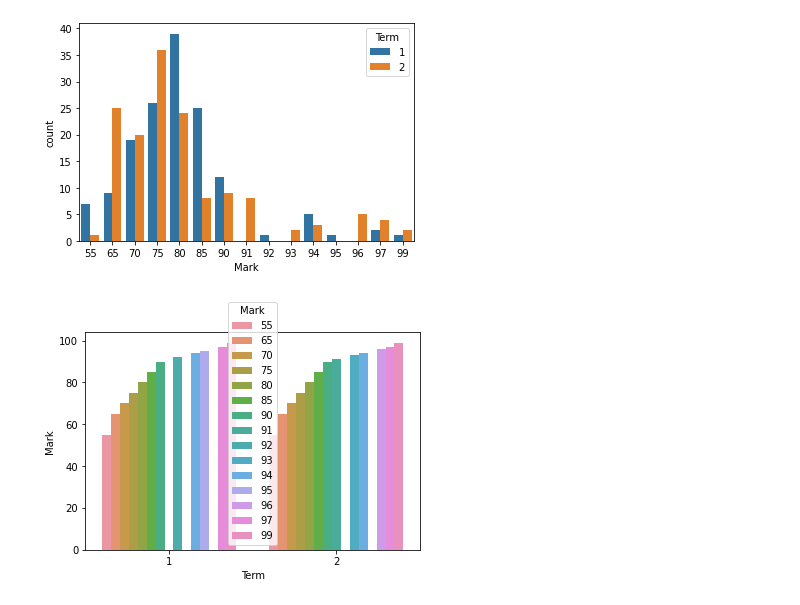
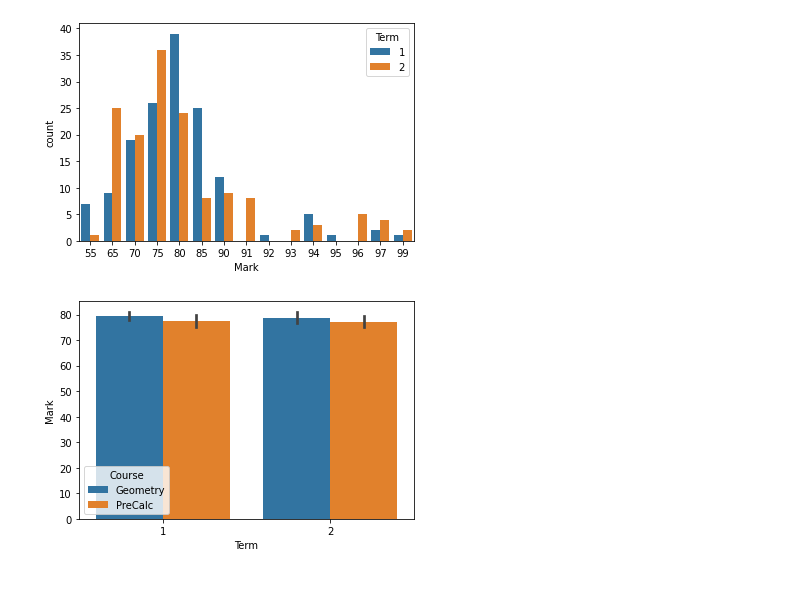
Before and after one commit to chrishuson/chrishuson.github.io, a Jupyter notebook: PreCalc2023/07-Bivariate-data/marks-analysis.ipynb, the cells around one changed output. Saved outputs shown, nothing was run; the diff lists cells and outputs as text; code cells hidden in the pictures.

```diff
--- a/PreCalc2023/07-Bivariate-data/marks-analysis.ipynb
+++ b/PreCalc2023/07-Bivariate-data/marks-analysis.ipynb
@@ -54,6 +54,6 @@ ax = sns.countplot(data=marks, x='Mark', hue='Term')
 # %% [output]
 [figure]
 # %%
-ax=sns.barplot(data=marks, x='Term', y='Mark', hue='Mark')
+ax=sns.barplot(data=marks, x='Term', y='Mark', hue='Course') #, hue='Mark'
 # %% [output]
-[figure, old version]
+[figure, new version]
```
Also changed, not shown: parts of 7 cells of this notebook, 3 other files.
